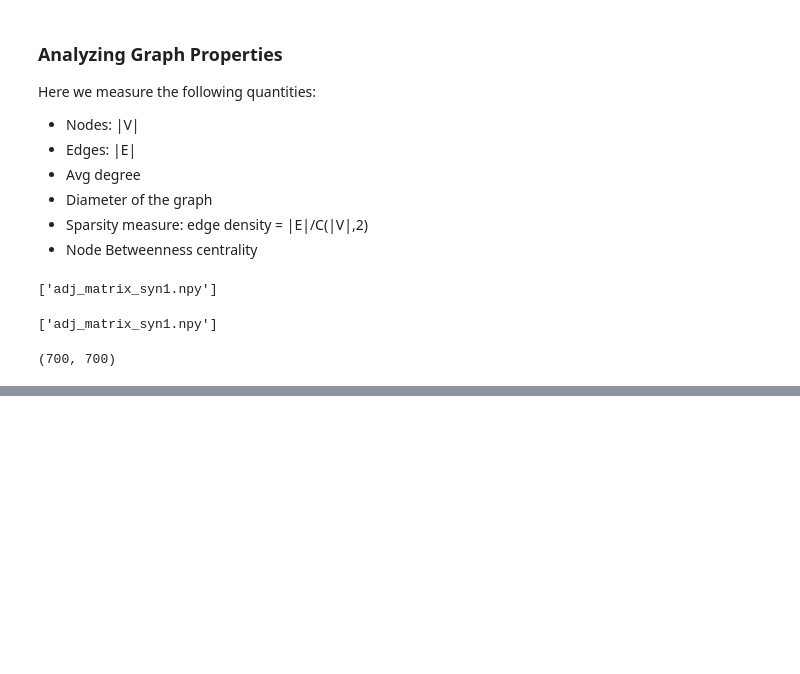
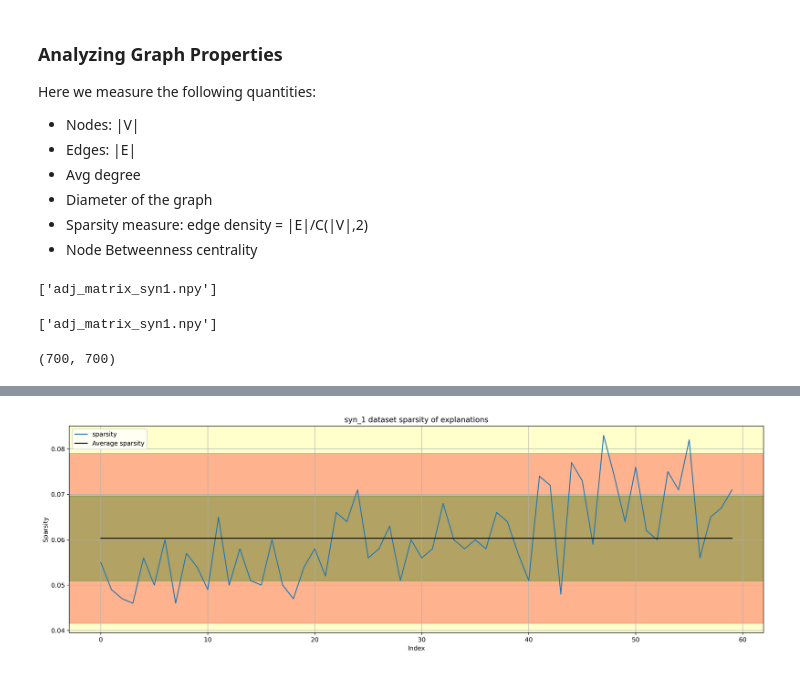
Before and after one commit to ASudu/GraphSVX_graph_properties, a Jupyter notebook: graph_theoretic_properties/syn1.ipynb, the cells around one changed output, grey strips where cells are left out. Saved outputs shown, nothing was run; the diff lists cells and outputs as text; code cells hidden in the pictures; blank space fills up the shorter version.

```diff
--- a/graph_theoretic_properties/syn1.ipynb
+++ b/graph_theoretic_properties/syn1.ipynb
@@ -190,12 +196,10 @@ for i in range(len(mask_adj)):
     node_mask = show_adjacency_full(results, node_masks[i])  # Get the node mask for the considered explanation
     idxs = np.where(node_mask != 0)[0]
     G = nx.induced_subgraph(dataset_G, idxs)
-
     node_to_explain = get_node_to_explain(mask_adj[i])  # Get the label of the node being explained
 
     print(f"Analyzing graph properties for explanation of node #{node_to_explain}")
-    # graph_properties.append(graph_prop(G,node_mask,node_to_explain))
-    print(f"Number of connected components of G: {nx.number_connected_components(G)}")
+    graph_properties.append(graph_prop(dataset_G,G,node_mask,node_to_explain))
 
 print("All explanations successfully analyzed!")
 # %% [output]
@@ -218 +222,7 @@ Number of connected components of G: 2
 All explanations successfully analyzed!
+# %%
+# Convert the above data into a data frame
+import pandas as pd
+df = pd.DataFrame(graph_properties, columns=["Order","Size","Average Degree","Diameter","Sparsity","Coherence"])
+
+df.describe()
@@ -218,0 +239,30 @@ All explanations successfully analyzed!
+# %%
+# Plot Sparsity
+x = list(range(len(df)))
+sparse = list(df['Sparsity'])
+def_sparse = list(np.ones(len(df))*0.5)
+mean_sparse = list(np.ones(len(df))*df['Sparsity'].mean())
+plt.figure(figsize=(20,6), dpi = 500)
+plt.gca().grid(True)
+plt.gca().set_facecolor((1, 1, 0.8))
+plt.plot(x, sparse, label='sparsity')
+# plt.plot(x,def_sparse, label = 'Max edge density for sparse graphs')
+plt.plot(x,mean_sparse, label = 'Average sparsity', color='k')
+
+sp_mean = df['Sparsity'].mean()
+sp_std = df['Sparsity'].std()
+y1 = sp_mean - sp_std
+y_1 = y1 - sp_std
+y2 = sp_mean + sp_std
+y_2 = y2 + sp_std
+plt.axhspan(y_1, y_2, color='red', alpha=0.3)
+plt.axhspan(y1, y2, color='green', alpha=0.3)
+
+plt.title('syn_1 dataset sparsity of explanations', fontsize=12)
+plt.legend(prop={'size':10})
+plt.ylabel("Sparsity")
+plt.xlabel("Index")
+plt.savefig(fname= "D:\D_Drive\Github\Thesis\GraphSVX_graph_properties\graph_theoretic_properties\plots\syn1_sparsity")
+plt.show()
+# %% [output]
+[figure, added]
```
Also changed, not shown: parts of 4 cells of this notebook, 2 other files.
